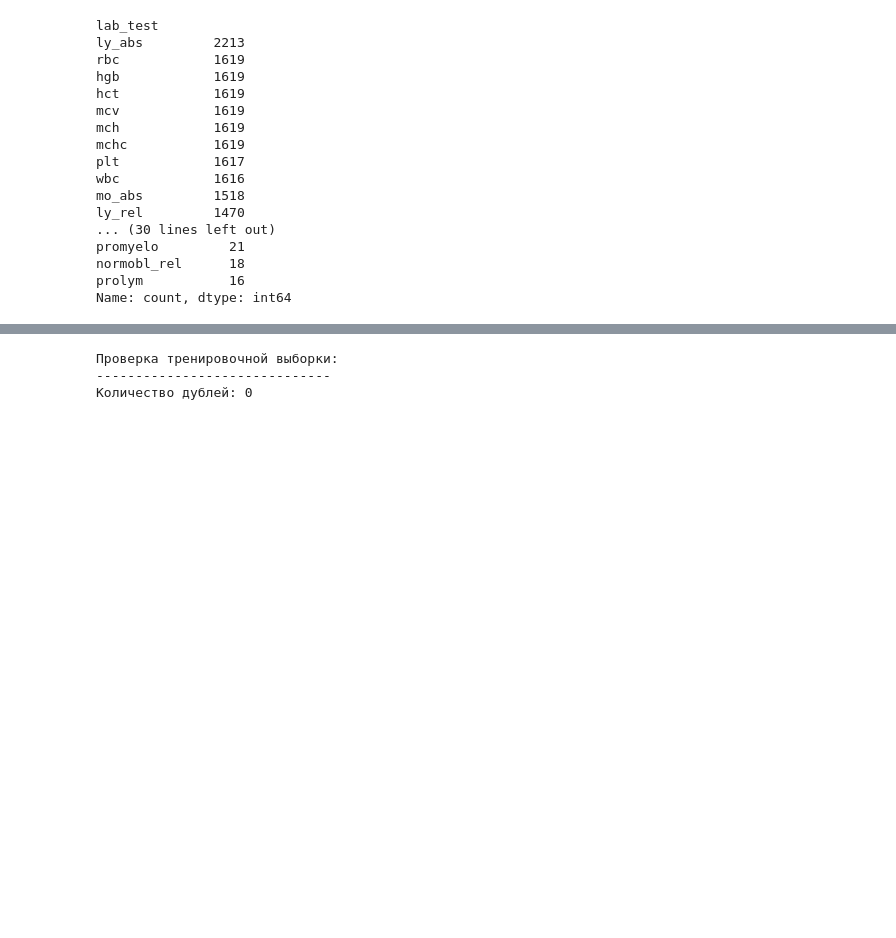
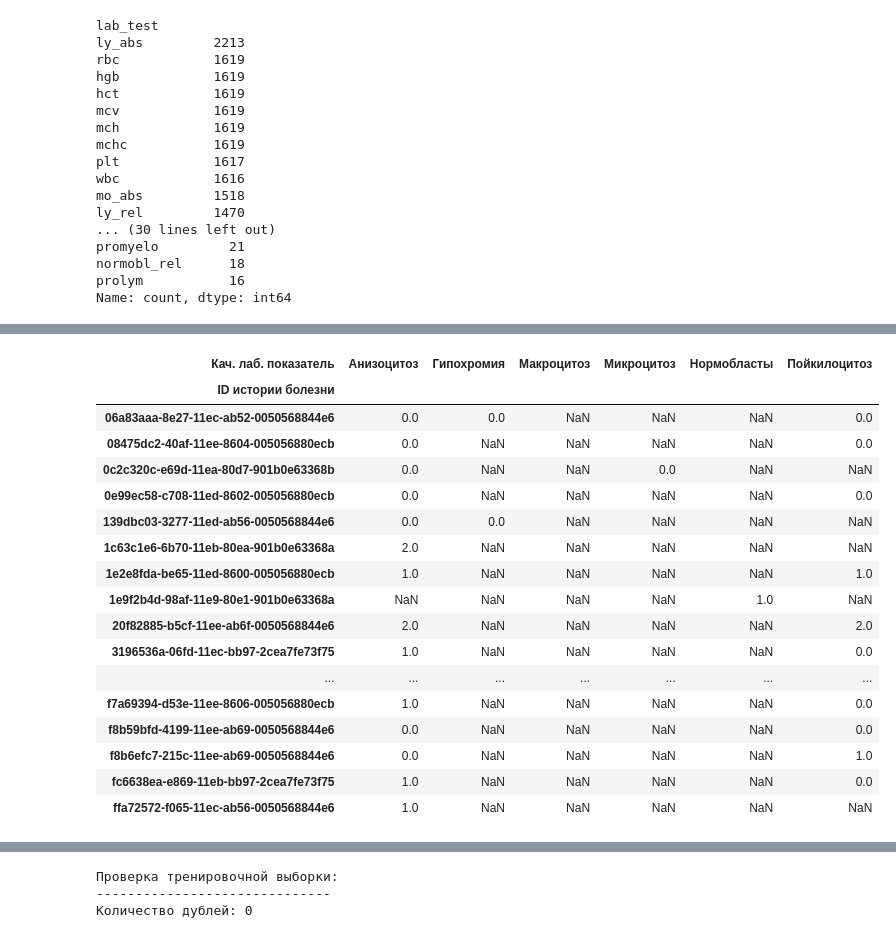
Before and after one commit to Lexislex/SF_hack_task_1, a Jupyter notebook: alexey.ipynb, the cells around one changed output, grey strips where cells are left out. Cells and saved outputs as stored; diff of their text form; code cells hidden in the pictures; blank space fills up the shorter version.

```diff
--- a/alexey.ipynb
+++ b/alexey.ipynb
@@ -166,0 +200,4 @@ ValueError: could not convert string to float: '_'
+# %%
+mask = prep_df['Кач. лаб. показатель'].notna() & prep_df['Кач. лаб. показатель'].ne('Комментарий')
+real_qual_df = prep_df[mask][['ID истории болезни', 'Кач. лаб. показатель', 'Значение кач. показателя', 'Норма кач. показателя']].copy()
+real_qual_df
@@ -166,0 +254,10 @@ ValueError: could not convert string to float: '_'
+# %%
+real_result_dict = {
+    0: ['+', '-', '+-'],
+    1: ['++', '3.0:100.0', '3:100'],
+    2: ['+++']
+}
+
+real_qual_df['Значение кач. показателя'] = real_qual_df['Значение кач. показателя'].apply(lambda x: replace_with_dict_key(x, real_result_dict))
+real_qual_df.drop(columns=['Норма кач. показателя'], inplace=True)
+real_qual_df.drop_duplicates()
@@ -167 +278,22 @@ ValueError: could not convert string to float: '_'
+# %%
+real_qual_df.pivot_table(index='ID истории болезни', columns='Кач. лаб. показатель', values='Значение кач. показателя', aggfunc='first')
+# %% [output]
+| Кач. лаб. показатель | Анизоцитоз | Гипохромия | Макроцитоз | Микроцитоз | Нормобласты | Пойкилоцитоз |
+| ID истории болезни |  |  |  |  |  |  |
+| 06a83aaa-8e27-11ec-ab52-0050568844e6 | 0.0 | 0.0 | NaN | NaN | NaN | 0.0 |
+| 08475dc2-40af-11ee-8604-005056880ecb | 0.0 | NaN | NaN | NaN | NaN | 0.0 |
+| 0c2c320c-e69d-11ea-80d7-901b0e63368b | 0.0 | NaN | NaN | 0.0 | NaN | NaN |
+| 0e99ec58-c708-11ed-8602-005056880ecb | 0.0 | NaN | NaN | NaN | NaN | 0.0 |
+| 139dbc03-3277-11ed-ab56-0050568844e6 | 0.0 | 0.0 | NaN | NaN | NaN | NaN |
+| 1c63c1e6-6b70-11eb-80ea-901b0e63368a | 2.0 | NaN | NaN | NaN | NaN | NaN |
+| 1e2e8fda-be65-11ed-8600-005056880ecb | 1.0 | NaN | NaN | NaN | NaN | 1.0 |
+| 1e9f2b4d-98af-11e9-80e1-901b0e63368a | NaN | NaN | NaN | NaN | 1.0 | NaN |
+| 20f82885-b5cf-11ee-ab6f-0050568844e6 | 2.0 | NaN | NaN | NaN | NaN | 2.0 |
+| 3196536a-06fd-11ec-bb97-2cea7fe73f75 | 1.0 | NaN | NaN | NaN | NaN | 0.0 |
+| ... | ... | ... | ... | ... | ... | ... |
+| f7a69394-d53e-11ee-8606-005056880ecb | 1.0 | NaN | NaN | NaN | NaN | 0.0 |
+| f8b59bfd-4199-11ee-ab69-0050568844e6 | 0.0 | NaN | NaN | NaN | NaN | 0.0 |
+| f8b6efc7-215c-11ee-ab69-0050568844e6 | 0.0 | NaN | NaN | NaN | NaN | 1.0 |
+| fc6638ea-e869-11eb-bb97-2cea7fe73f75 | 1.0 | NaN | NaN | NaN | NaN | 0.0 |
+| ffa72572-f065-11ec-ab56-0050568844e6 | 1.0 | NaN | NaN | NaN | NaN | NaN |
 # %%
```
Also changed, not shown: parts of 13 cells of this notebook.
